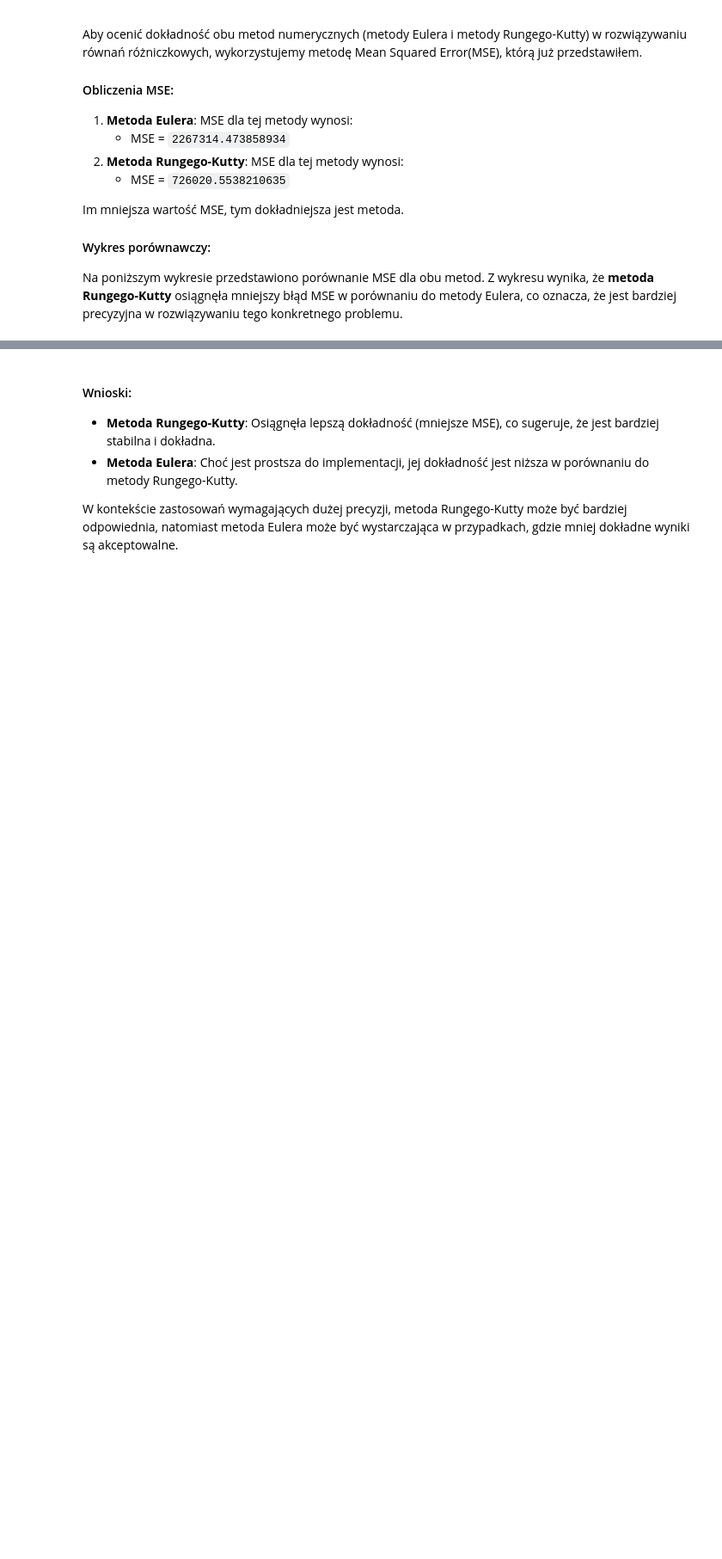
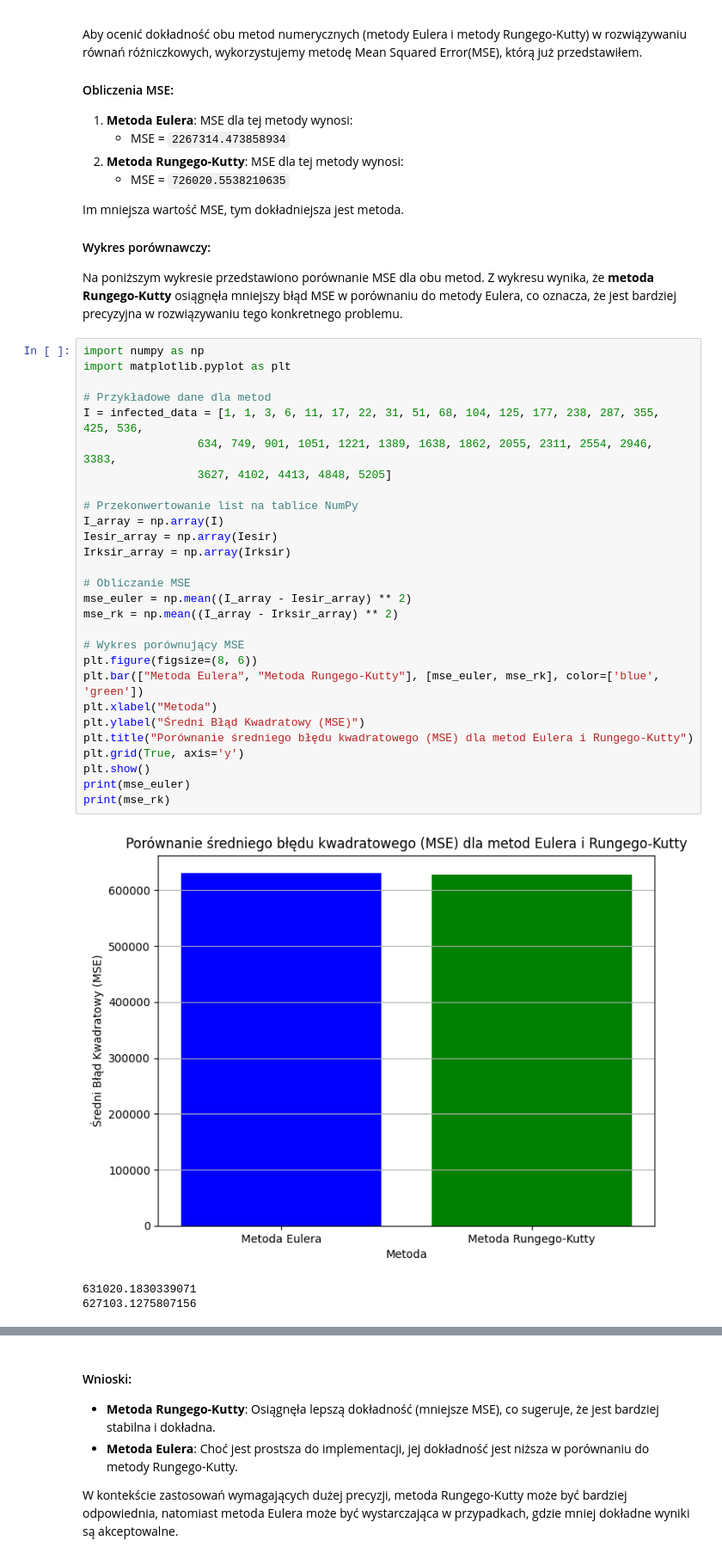
Before and after one commit to 277465/Modelowanie-Pandemii-Sars-cov-19, a Jupyter notebook: projekt.ipynb, the cells around one changed output, grey strips where cells are left out. Shown: that part at 86% size. Drawn from its saved outputs; the diff is of its cells as text; blank space fills up the shorter version.

```diff
--- a/projekt.ipynb
+++ b/projekt.ipynb
@@ -690,6 +714,38 @@ Im mniejsza wartość MSE, tym dokładniejsza jest metoda.
 
 #### Wykres porównawczy:
 Na poniższym wykresie przedstawiono porównanie MSE dla obu metod. Z wykresu wynika, że **metoda Rungego-Kutty** osiągnęła mniejszy błąd MSE w porównaniu do metody Eulera, co oznacza, że jest bardziej precyzyjna w rozwiązywaniu tego konkretnego problemu.
+# %%
+import numpy as np
+import matplotlib.pyplot as plt
+
+# Przykładowe dane dla metod
+I = infected_data = [1, 1, 3, 6, 11, 17, 22, 31, 51, 68, 104, 125, 177, 238, 287, 355, 425, 536,
+                 634, 749, 901, 1051, 1221, 1389, 1638, 1862, 2055, 2311, 2554, 2946, 3383,
+                 3627, 4102, 4413, 4848, 5205]
+
+# Przekonwertowanie list na tablice NumPy
+I_array = np.array(I)
+Iesir_array = np.array(Iesir)
+Irksir_array = np.array(Irksir)
+
+# Obliczanie MSE
+mse_euler = np.mean((I_array - Iesir_array) ** 2)
+mse_rk = np.mean((I_array - Irksir_array) ** 2)
+
+# Wykres porównujący MSE
+plt.figure(figsize=(8, 6))
+plt.bar(["Metoda Eulera", "Metoda Rungego-Kutty"], [mse_euler, mse_rk], color=['blue', 'green'])
+plt.xlabel("Metoda")
+plt.ylabel("Średni Błąd Kwadratowy (MSE)")
+plt.title("Porównanie średniego błędu kwadratowego (MSE) dla metod Eulera i Rungego-Kutty")
+plt.grid(True, axis='y')
+plt.show()
+print(mse_euler)
+print(mse_rk)
+# %% [output]
+[figure, added]
+631020.1830339071
+627103.1275807156
 # %%
 import numpy as np
 import matplotlib.pyplot as plt
```
Also changed, not shown: parts of 11 cells of this notebook.
